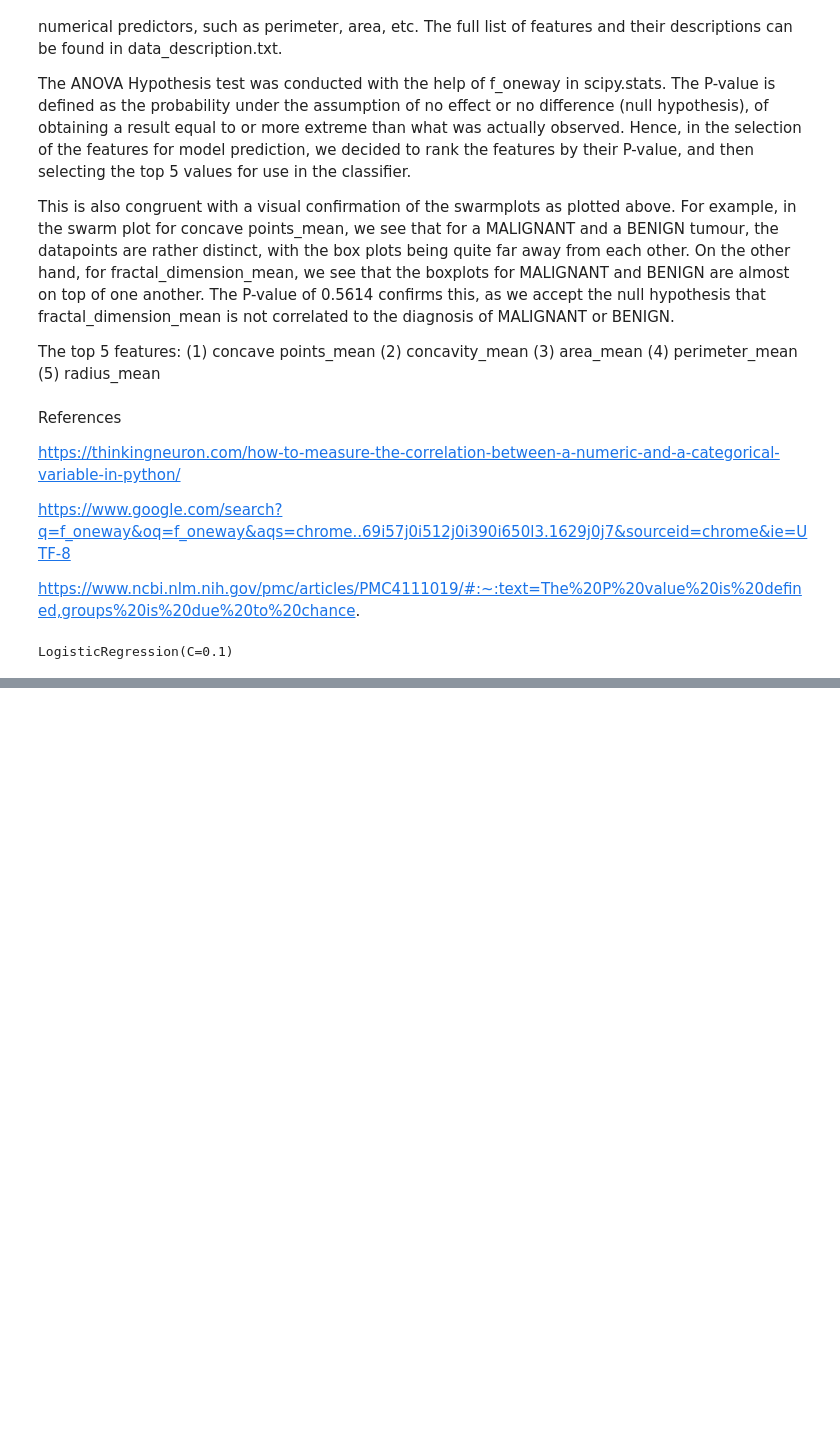
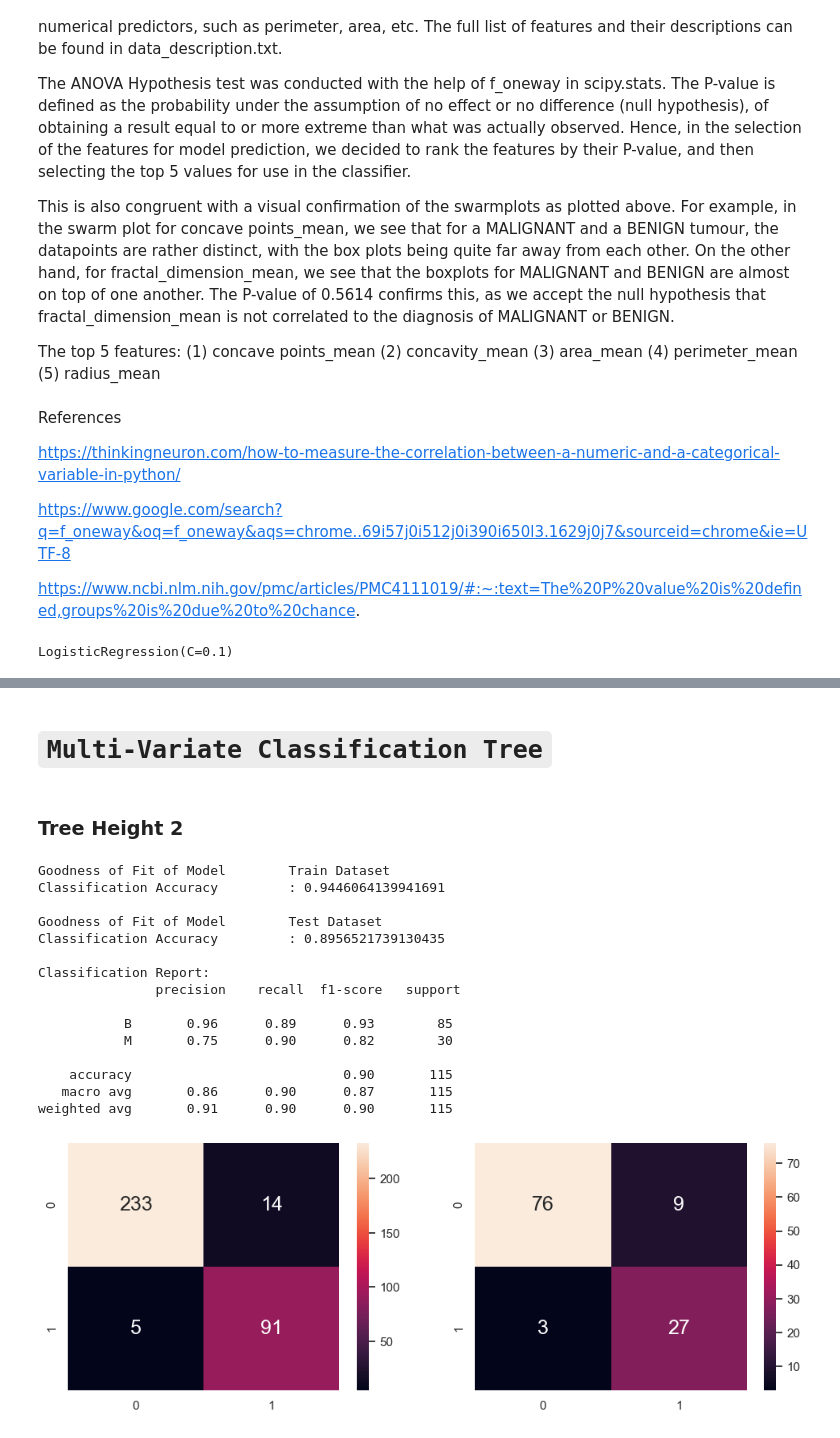
Before and after one commit to minghancmh/breastCancerPredictiveModel, a Jupyter notebook: logistic_regression.ipynb, the cells around one changed output, grey strips where cells are left out. Saved outputs shown, nothing was run; the diff lists cells and outputs as text; code cells hidden in the pictures; blank space fills up the shorter version.

Commit message:
feat: add binary tree classification

```diff
--- a/logistic_regression.ipynb
+++ b/logistic_regression.ipynb
@@ -387,0 +388,50 @@ ax.set_title('Confusion Matrix');
+# %% [markdown]
+# `Multi-Variate Classification Tree`
+# %% [markdown]
+### Tree Height 2
+# %%
+from sklearn.tree import DecisionTreeClassifier
+
+# Decision Tree using Train Data
+dectree = DecisionTreeClassifier(max_depth = 2)  # create the decision tree object
+dectree.fit(X_train, y_train)                    # train the decision tree model
+
+# Predict Response corresponding to Predictors
+y_train_pred = dectree.predict(X_train)
+y_test_pred = dectree.predict(X_test)
+
+# Check the Goodness of Fit (on Train Data)
+print("Goodness of Fit of Model \tTrain Dataset")
+print("Classification Accuracy \t:", dectree.score(X_train, y_train))
+print()
+
+# Check the Goodness of Fit (on Test Data)
+print("Goodness of Fit of Model \tTest Dataset")
+print("Classification Accuracy \t:", dectree.score(X_test, y_test))
+print()
+
+# Plot the Confusion Matrix for Train and Test
+f, axes = plt.subplots(1, 2, figsize=(12, 4))
+sb.heatmap(confusion_matrix(y_train, y_train_pred),
+           annot = True, fmt=".0f", annot_kws={"size": 18}, ax = axes[0])
+sb.heatmap(confusion_matrix(y_test, y_test_pred),
+           annot = True, fmt=".0f", annot_kws={"size": 18}, ax = axes[1])
+
+print('Classification Report:\n', classification_report(y_test, y_test_pred))
+# %% [output]
+Goodness of Fit of Model        Train Dataset
+Classification Accuracy         : 0.9446064139941691
+
+Goodness of Fit of Model        Test Dataset
+Classification Accuracy         : 0.8956521739130435
+
+Classification Report:
+               precision    recall  f1-score   support
+
+           B       0.96      0.89      0.93        85
+           M       0.75      0.90      0.82        30
+
+    accuracy                           0.90       115
+   macro avg       0.86      0.90      0.87       115
+weighted avg       0.91      0.90      0.90       115
+[figure, added]
```
Also changed, not shown: parts of 10 cells of this notebook.
